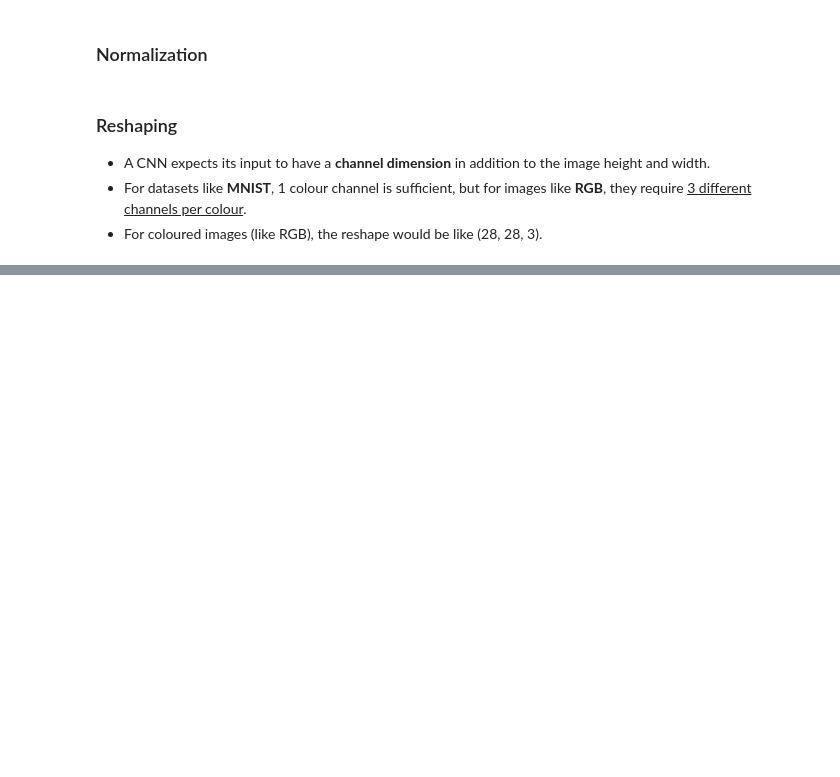
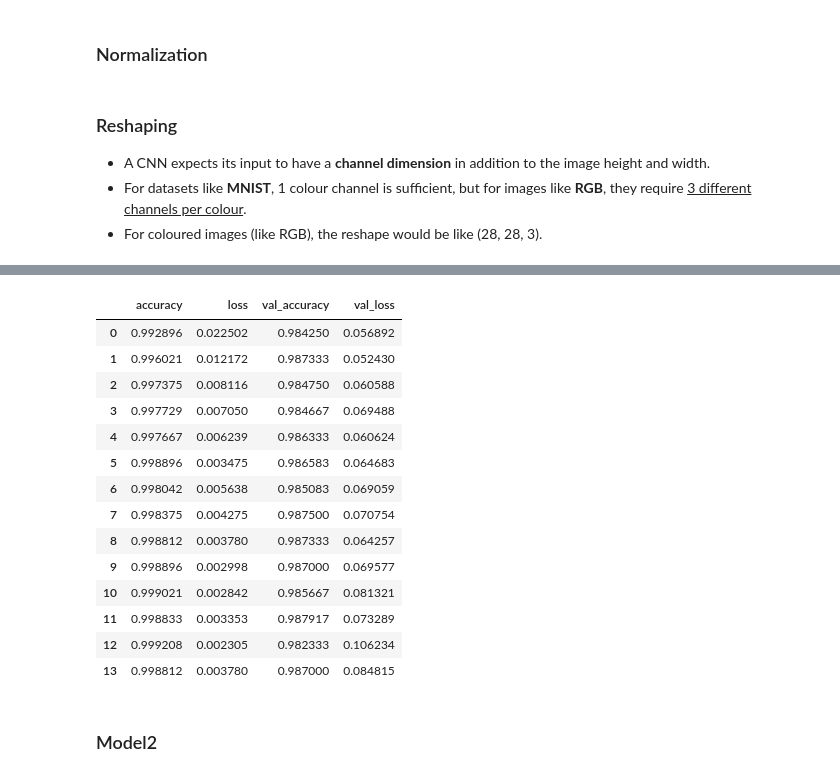
Before and after one commit to AdiXjaiswal/Handwritten-Digit-Recognition, a Jupyter notebook: cnn_model.ipynb, the cells around one changed output, grey strips where cells are left out. Drawn from its saved outputs; the diff is of its cells as text; code cells hidden in the pictures; blank space fills up the shorter version.

```diff
--- a/cnn_model.ipynb
+++ b/cnn_model.ipynb
@@ -56,0 +68,9 @@ X_test=X_test.reshape(-1,28,28,1)
+# %%
+model1=Sequential()
+
+model1.add(Conv2D(filters=32, kernel_size=(4,4), input_shape=(28,28,1), activation='relu')) #gen activation map per filter
+model1.add(MaxPool2D(pool_size=(2,2)))
+model1.add(Flatten())
+model1.add(Dense(128, activation='relu'))
+# model1.add(Dropout=0.5)
+model1.add(Dense(10, activation='softmax'))
@@ -56,0 +97,5 @@ X_test=X_test.reshape(-1,28,28,1)
+# %%
+model1.compile(optimizer="adam",loss="sparse_categorical_crossentropy",metrics=["accuracy"])
+# %%
+hist_model1=model1.fit(X_train,y_train,batch_size=32,epochs=20,
+                       verbose=1,validation_split=0.2, callbacks=[early_stopping])
@@ -57 +120,22 @@ X_test=X_test.reshape(-1,28,28,1)
+# %%
+losses_model1=pd.DataFrame(model1.history.history)
+losses_model1
+# %% [output]
+|  | accuracy | loss | val_accuracy | val_loss |
+| 0 | 0.992896 | 0.022502 | 0.984250 | 0.056892 |
+| 1 | 0.996021 | 0.012172 | 0.987333 | 0.052430 |
+| 2 | 0.997375 | 0.008116 | 0.984750 | 0.060588 |
+| 3 | 0.997729 | 0.007050 | 0.984667 | 0.069488 |
+| 4 | 0.997667 | 0.006239 | 0.986333 | 0.060624 |
+| 5 | 0.998896 | 0.003475 | 0.986583 | 0.064683 |
+| 6 | 0.998042 | 0.005638 | 0.985083 | 0.069059 |
+| 7 | 0.998375 | 0.004275 | 0.987500 | 0.070754 |
+| 8 | 0.998812 | 0.003780 | 0.987333 | 0.064257 |
+| 9 | 0.998896 | 0.002998 | 0.987000 | 0.069577 |
+| 10 | 0.999021 | 0.002842 | 0.985667 | 0.081321 |
+| 11 | 0.998833 | 0.003353 | 0.987917 | 0.073289 |
+| 12 | 0.999208 | 0.002305 | 0.982333 | 0.106234 |
+| 13 | 0.998812 | 0.003780 | 0.987000 | 0.084815 |
+# %% [markdown]
+### Model2
 # %%
```
Also changed, not shown: parts of 18 cells of this notebook.
